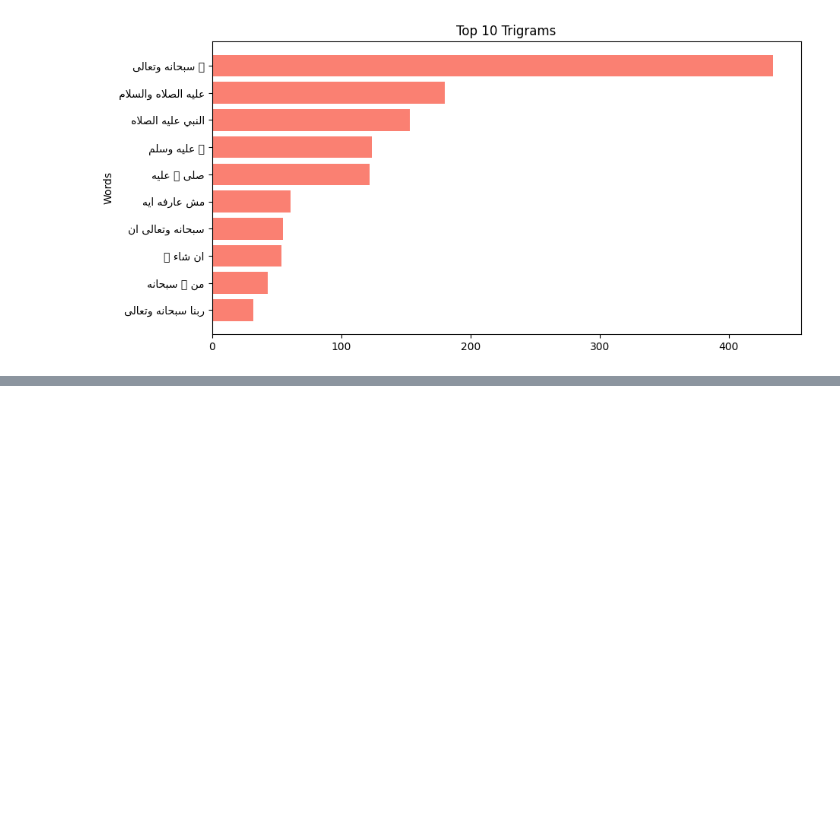
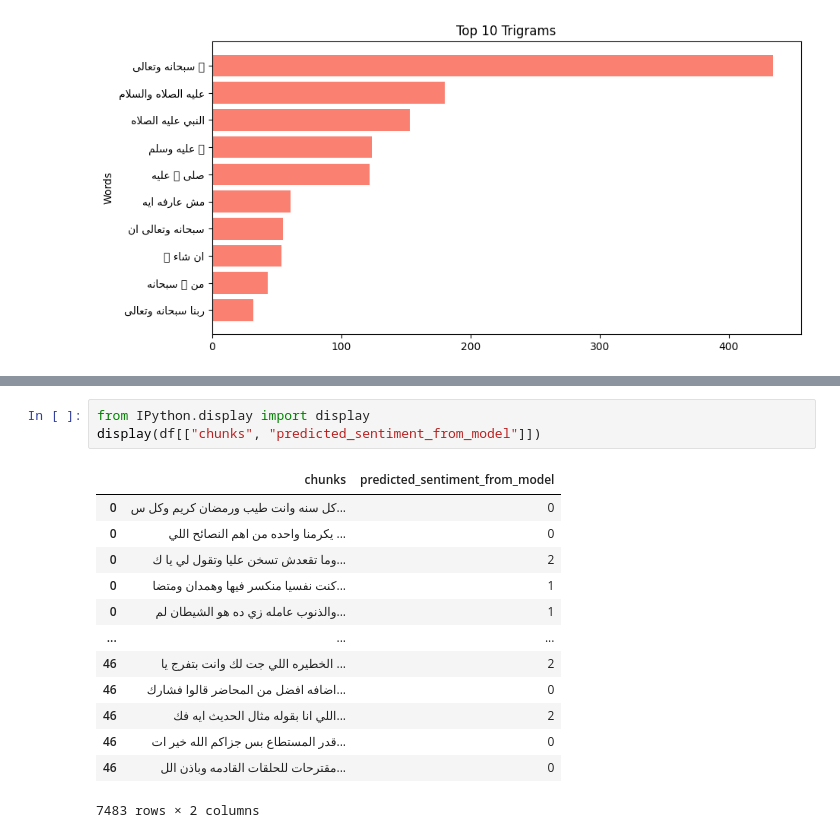
Before and after one commit to SarahEhabGamil/NLP-project, a Jupyter notebook: NLP_Project.ipynb, the cells around one changed output, grey strips where cells are left out. Cells and saved outputs as stored; diff of their text form; blank space fills up the shorter version.

```diff
--- a/NLP_Project.ipynb
+++ b/NLP_Project.ipynb
@@ -461,0 +600,17 @@ plt.show()
+# %%
+from IPython.display import display
+display(df[["chunks", "predicted_sentiment_from_model"]])
+# %% [output]
+|  | chunks | predicted_sentiment_from_model |
+| 0 | كل سنه وانت طيب ورمضان كريم وكل س... | 0 |
+| 0 | يكرمنا واحده من اهم النصائح اللي ... | 0 |
+| 0 | وما تقعدش تسخن عليا وتقول لي يا ك... | 2 |
+| 0 | كنت نفسيا منكسر فيها وهمدان ومتضا... | 1 |
+| 0 | والذنوب عامله زي ده هو الشيطان لم... | 1 |
+| ... | ... | ... |
+| 46 | الخطيره اللي جت لك وانت بتفرج يا ... | 2 |
+| 46 | اضافه افضل من المحاضر قالوا فشارك... | 0 |
+| 46 | اللي انا بقوله مثال الحديث ايه فك... | 2 |
+| 46 | قدر المستطاع بس جزاكم الله خير ات... | 0 |
+| 46 | مقترحات للحلقات القادمه وباذن الل... | 0 |
+7483 rows × 2 columns
```
Also changed, not shown: parts of 14 cells of this notebook.
